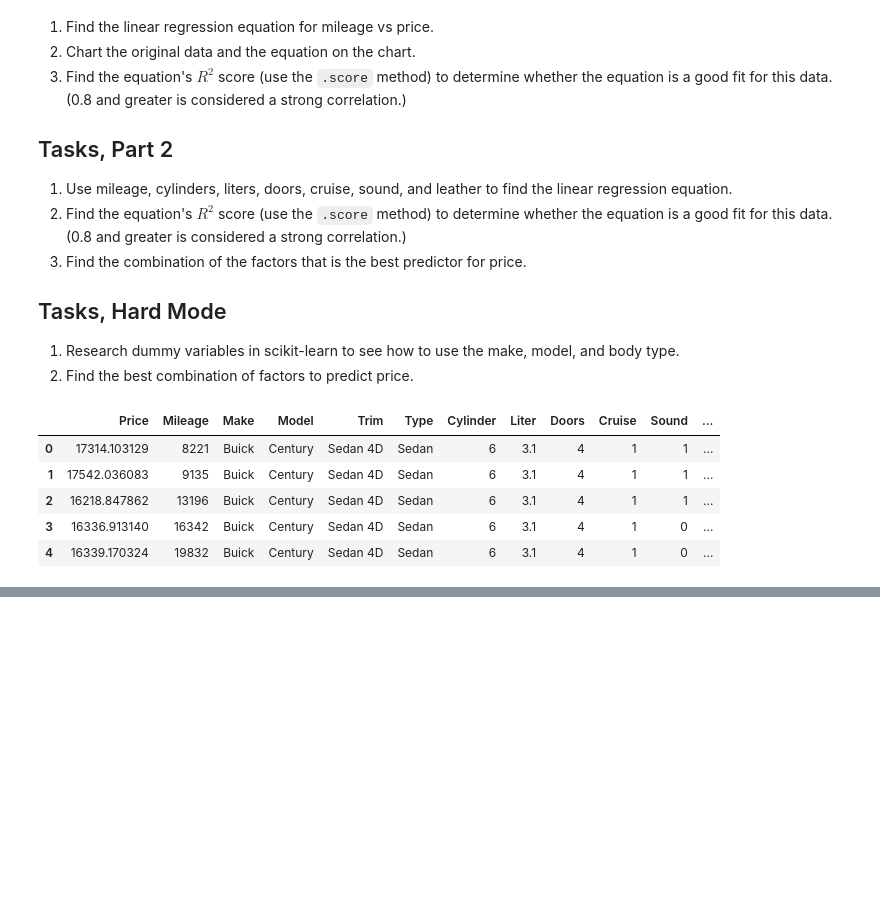
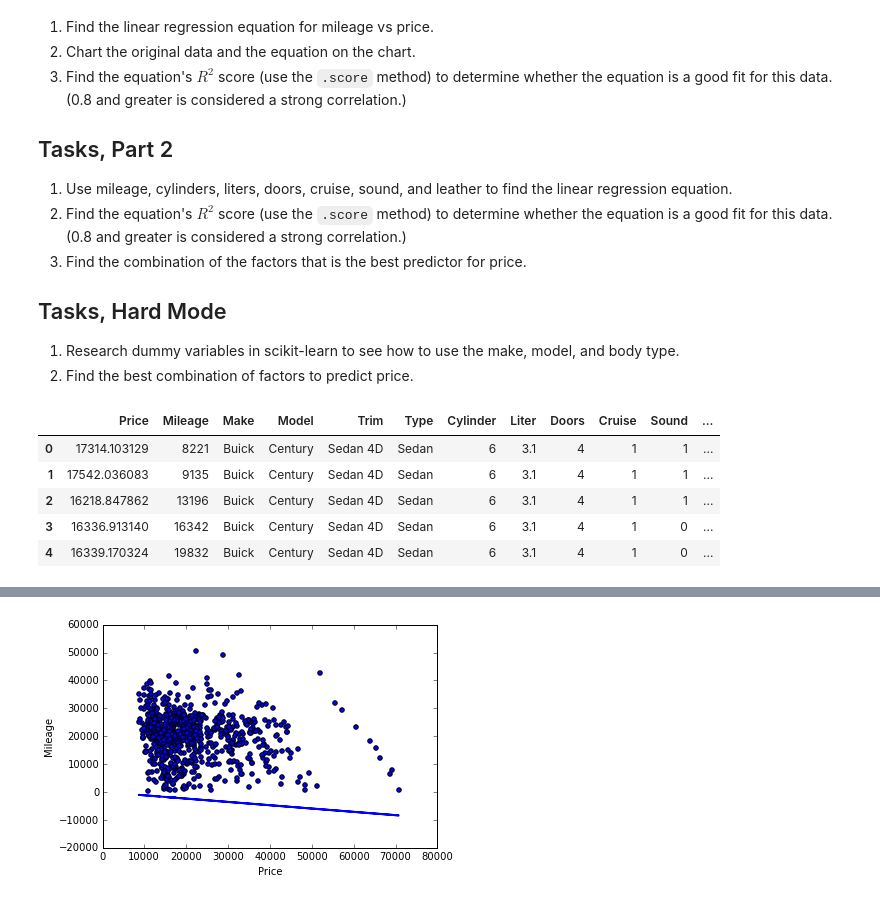
Before and after one commit to lancekrogers/linear-regression, a Jupyter notebook: How Much is Your Car Worth.ipynb, the cells around one changed output, grey strips where cells are left out. Drawn from its saved outputs; the diff is of its cells as text; code cells hidden in the pictures; blank space fills up the shorter version.

```diff
--- a/How Much is Your Car Worth.ipynb
+++ b/How Much is Your Car Worth.ipynb
@@ -72,7 +70,7 @@ plt.show()
 # %%
-df = mileage_p.loc[:, ['Price', 'Mileage']]
-df.dropna(inplace=True)
-price = df[['Price']]
-mile = df[['Mileage']]
+dfa = mileage_p.loc[:, ['Price', 'Mileage']]
+dfa.dropna(inplace=True)
+price = dfa[['Price']]
+mile = dfa['Mileage']
 # %%
 regrp = linear_model.LinearRegression()
@@ -85,2 +85,3 @@ Coeficient: [[-0.1725205]]
 # %%
-equ1 = lambda x: 0 + m * x
+a = regrp.coef_[0]
+func_two = lambda x: 0 + a * x
@@ -92,0 +88,9 @@ def linear_least_squares(df, fn):
+# %%
+plt.scatter(mileage_p['Price'], mileage_p['Mileage'])
+plt.xlabel('Price')
+plt.ylabel('Mileage')
+plt.plot(mileage_p.Price, func_two(mileage_p.Price), linewidth=2)
+
+plt.show()
+# %% [output]
+[figure, added]
```
Also changed, not shown: parts of 17 cells of this notebook.
